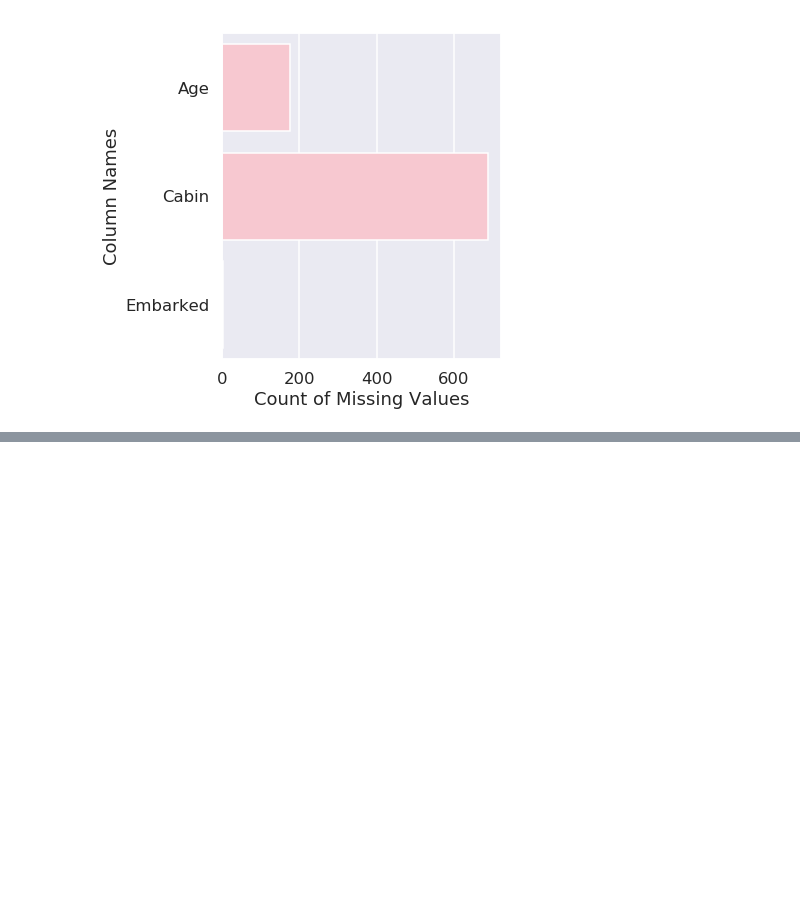
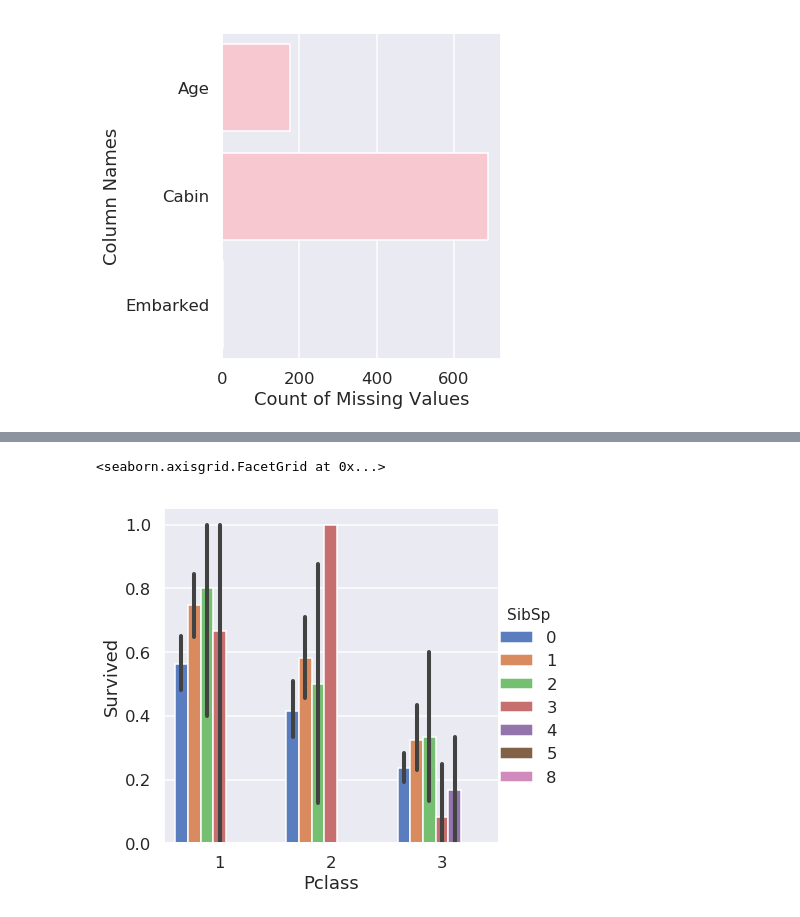
Before and after one commit to RISHABH084/Kaggle-Challenges, a Jupyter notebook: Titanic .ipynb, the cells around one changed output, grey strips where cells are left out. Saved outputs shown, nothing was run; the diff lists cells and outputs as text; code cells hidden in the pictures; blank space fills up the shorter version.

```diff
--- a/Titanic .ipynb
+++ b/Titanic .ipynb
@@ -175,0 +167,6 @@ array([[<matplotlib.axes._subplots.AxesSubplot object at 0x...>,
+# %%
+sns.catplot(x="Pclass", y="Survived", hue="SibSp", data=train,
+                height=6, kind="bar", palette="muted")
+# %% [output]
+<seaborn.axisgrid.FacetGrid at 0x...>
+[figure, added]
```
Also changed, not shown: parts of 2 cells of this notebook.
